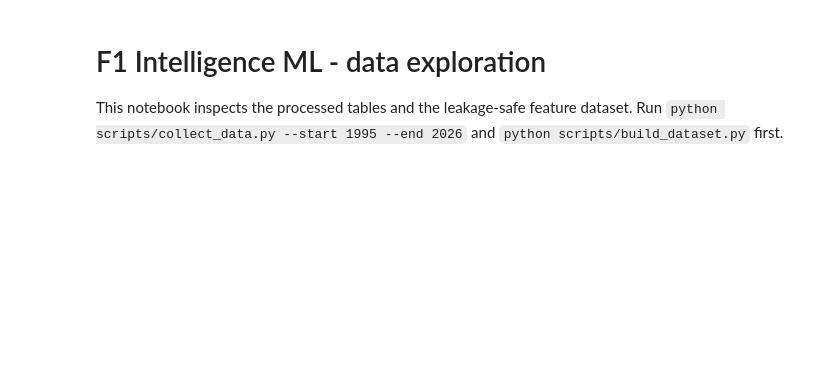
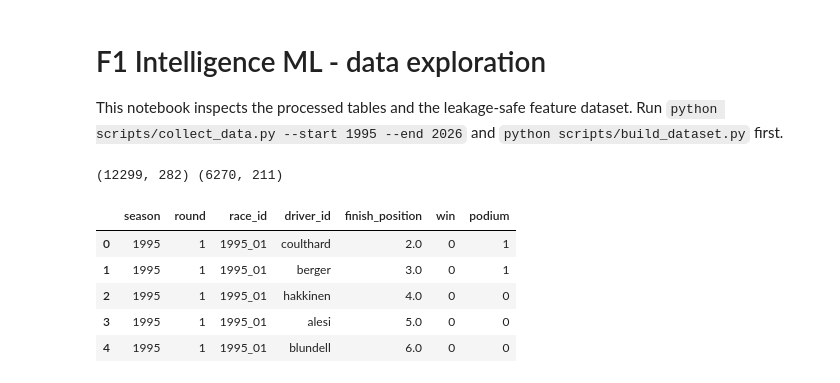
Before and after one commit to haifaallaagui/f1-intelligence-ml, a Jupyter notebook: notebooks/exploratory_analysis.ipynb, the cells around one changed output. Drawn from its saved outputs; the diff is of its cells as text; code cells hidden in the pictures; blank space fills up the shorter version.

```diff
--- a/notebooks/exploratory_analysis.ipynb
+++ b/notebooks/exploratory_analysis.ipynb
@@ -7,18 +7,32 @@ Run `python scripts/collect_data.py --start 1995 --end 2026` and
 # %%
 import sys
 from pathlib import Path
-sys.path.insert(0, str(Path.cwd().parent))
+
+project_root = Path.cwd().resolve()
+while not (project_root / 'config.py').exists() and project_root.parent != project_root:
+    project_root = project_root.parent
+if not (project_root / 'config.py').exists():
+    raise RuntimeError('Run this notebook from the project or notebooks directory')
+sys.path.insert(0, str(project_root))
 
 import pandas as pd
 import matplotlib.pyplot as plt
 
 import config
 from src.features.feature_engineering import load_feature_dataset, load_constructor_dataset
 
 dataset = load_feature_dataset()
 constructor_dataset = load_constructor_dataset()
 print(dataset.shape, constructor_dataset.shape)
 dataset[['season', 'round', 'race_id', 'driver_id', 'finish_position', 'win', 'podium']].head()
+# %% [output]
+(12299, 282) (6270, 211)
+|  | season | round | race_id | driver_id | finish_position | win | podium |
+| 0 | 1995 | 1 | 1995_01 | coulthard | 2.0 | 0 | 1 |
+| 1 | 1995 | 1 | 1995_01 | berger | 3.0 | 0 | 1 |
+| 2 | 1995 | 1 | 1995_01 | hakkinen | 4.0 | 0 | 0 |
+| 3 | 1995 | 1 | 1995_01 | alesi | 5.0 | 0 | 0 |
+| 4 | 1995 | 1 | 1995_01 | blundell | 6.0 | 0 | 0 |
 # %%
 races_per_season = dataset.groupby('season')['race_id'].nunique()
 races_per_season.plot(kind='bar', figsize=(14, 4), title='Races per season in the feature dataset')
```
Also changed, not shown: parts of 3 cells of this notebook, 16 other files.
